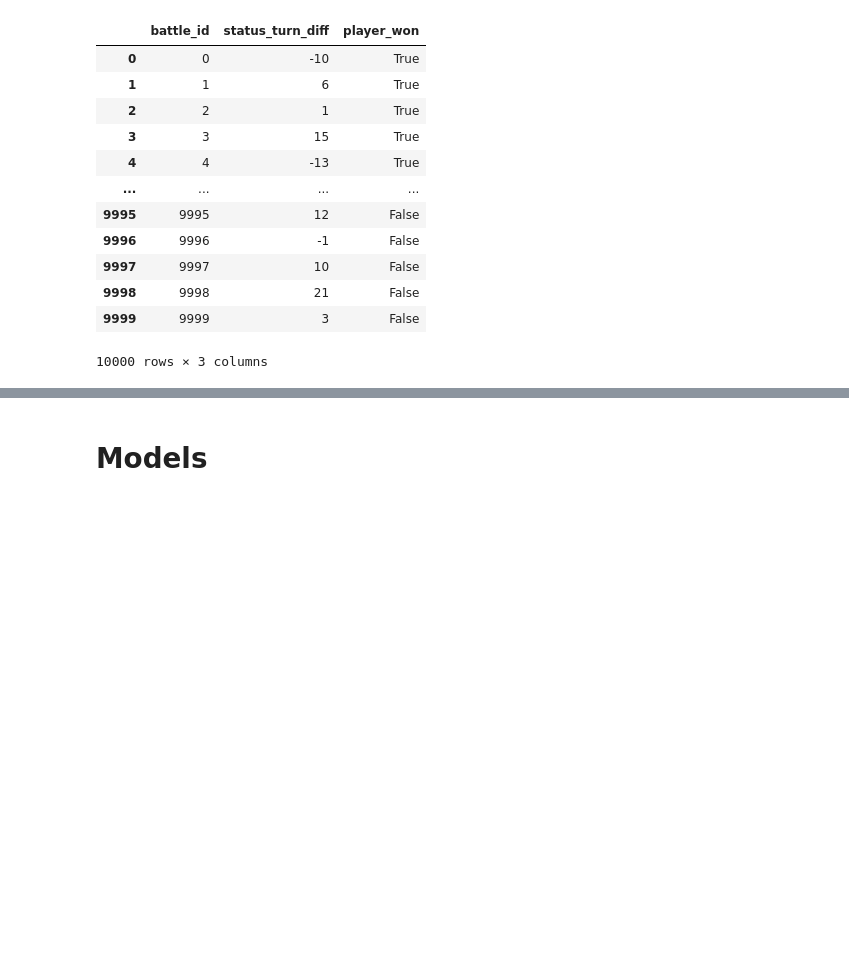
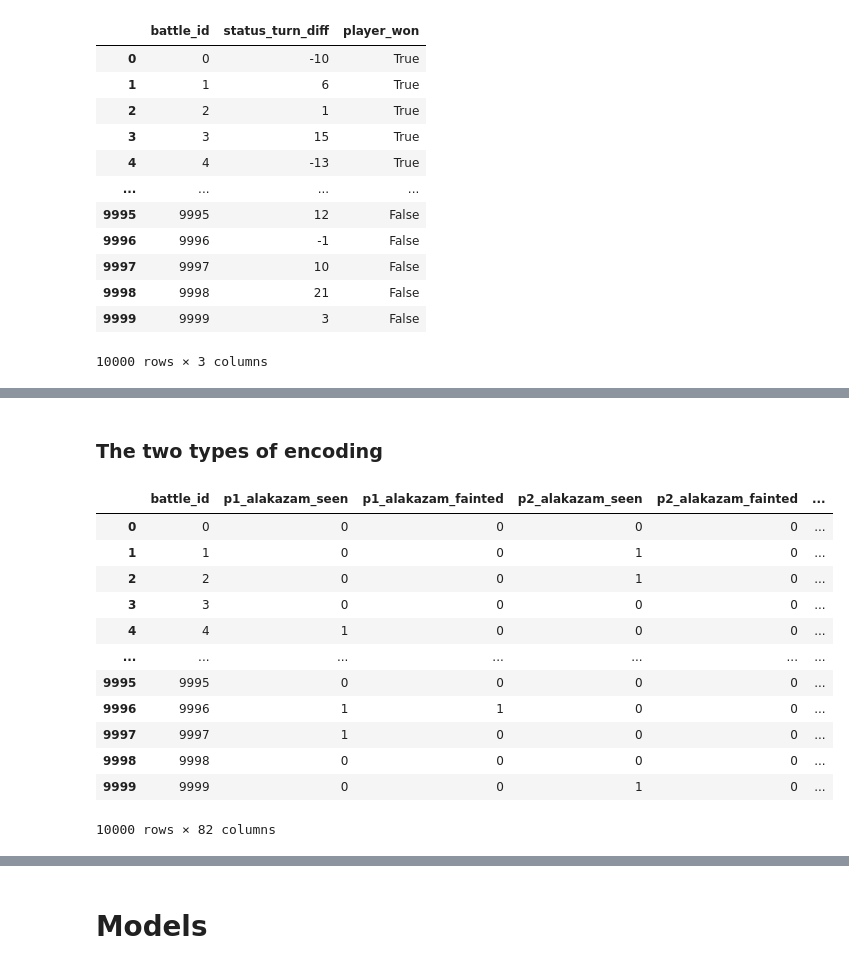
Before and after one commit to LeonardoSani/FDS_challenge, a Jupyter notebook: Notebook.ipynb, the cells around one changed output, grey strips where cells are left out. Drawn from its saved outputs; the diff is of its cells as text; code cells hidden in the pictures; blank space fills up the shorter version.

```diff
--- a/Notebook.ipynb
+++ b/Notebook.ipynb
@@ -372,0 +345,20 @@ status_turn_diff(train_data,difference=True)
+# %% [markdown]
+### The two types of encoding
+# %%
+# One hot encoding
+
+pokemon_encoding(train_data, one_hot= True)
+# %% [output]
+|  | battle_id | p1_alakazam_seen | p1_alakazam_fainted | p2_alakazam_seen | p2_alakazam_fainted | ... |
+| 0 | 0 | 0 | 0 | 0 | 0 | ... |
+| 1 | 1 | 0 | 0 | 1 | 0 | ... |
+| 2 | 2 | 0 | 0 | 1 | 0 | ... |
+| 3 | 3 | 0 | 0 | 0 | 0 | ... |
+| 4 | 4 | 1 | 0 | 0 | 0 | ... |
+| ... | ... | ... | ... | ... | ... | ... |
+| 9995 | 9995 | 0 | 0 | 0 | 0 | ... |
+| 9996 | 9996 | 1 | 1 | 0 | 0 | ... |
+| 9997 | 9997 | 1 | 0 | 0 | 0 | ... |
+| 9998 | 9998 | 0 | 0 | 0 | 0 | ... |
+| 9999 | 9999 | 0 | 0 | 1 | 0 | ... |
+10000 rows × 82 columns
```
Also changed, not shown: parts of 39 cells of this notebook, 6 other files.
